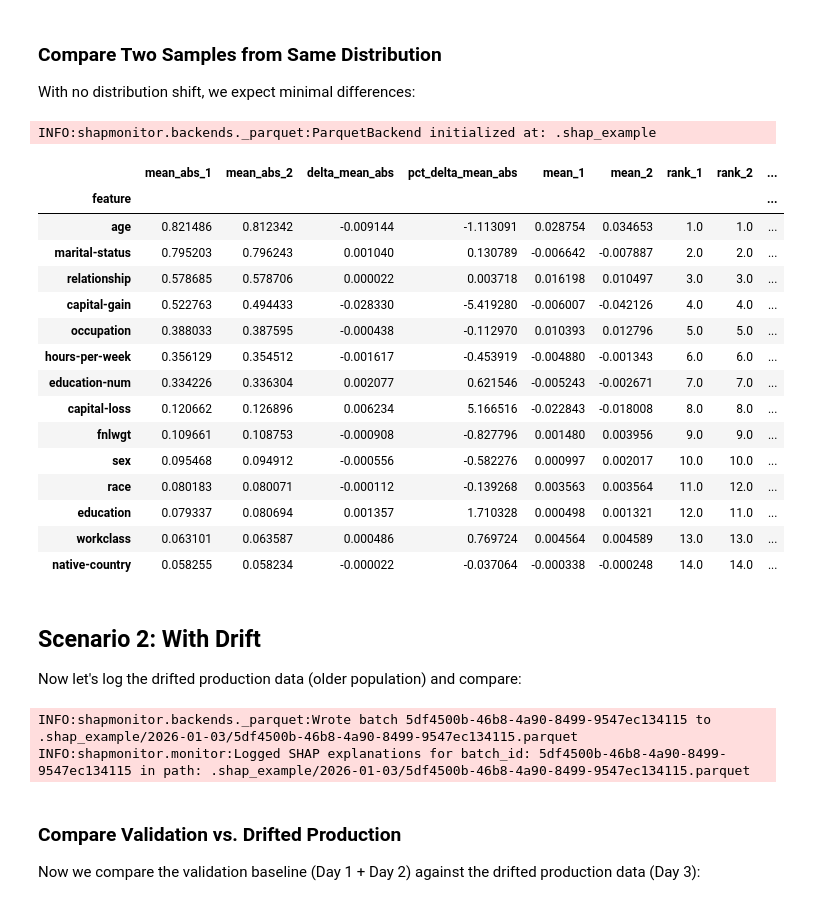
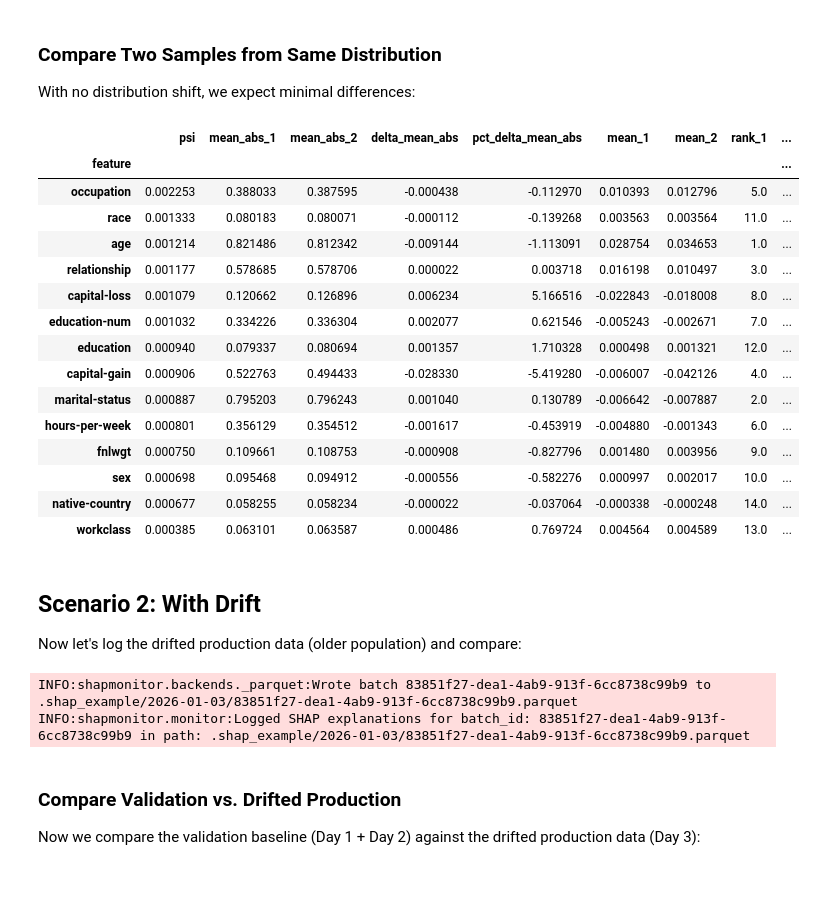
Before and after one commit to ab93/shap-monitor, a Jupyter notebook: examples/lightgbm_example.ipynb, the cells around one changed output. Drawn from its saved outputs; the diff is of its cells as text; code cells hidden in the pictures.

```diff
--- a/examples/lightgbm_example.ipynb
+++ b/examples/lightgbm_example.ipynb
@@ -291,39 +324,28 @@ INFO:shapmonitor.monitor:Logged SHAP explanations for batch_id: 620e4069-d208-49
 
 With no distribution shift, we expect minimal differences:
 # %%
-from datetime import datetime
-
-from shapmonitor.analysis import SHAPAnalyzer
-from shapmonitor.backends import ParquetBackend
-
-backend = ParquetBackend(".shap_example")
-analyzer = SHAPAnalyzer(backend)
-
 # Compare Day 1 vs Day 2 (both from validation set - same distribution)
 analyzer.compare_time_periods(
-    start_1=datetime(2026, 1, 1),
-    end_1=datetime(2026, 1, 2),
-    start_2=datetime(2026, 1, 2),
-    end_2=datetime(2026, 1, 3),
+    period_ref=(datetime(2026, 1, 1), datetime(2026, 1, 2)),
+    period_curr=(datetime(2026, 1, 2), datetime(2026, 1, 3)),
 )
 # %% [output]
-INFO:shapmonitor.backends._parquet:ParquetBackend initialized at: .shap_example
-|  | mean_abs_1 | mean_abs_2 | delta_mean_abs | pct_delta_mean_abs | mean_1 | mean_2 | rank_1 | rank_2 | ... |
+|  | psi | mean_abs_1 | mean_abs_2 | delta_mean_abs | pct_delta_mean_abs | mean_1 | mean_2 | rank_1 | ... |
 | feature |  |  |  |  |  |  |  |  | ... |
-| age | 0.821486 | 0.812342 | -0.009144 | -1.113091 | 0.028754 | 0.034653 | 1.0 | 1.0 | ... |
-| marital-status | 0.795203 | 0.796243 | 0.001040 | 0.130789 | -0.006642 | -0.007887 | 2.0 | 2.0 | ... |
-| relationship | 0.578685 | 0.578706 | 0.000022 | 0.003718 | 0.016198 | 0.010497 | 3.0 | 3.0 | ... |
-| capital-gain | 0.522763 | 0.494433 | -0.028330 | -5.419280 | -0.006007 | -0.042126 | 4.0 | 4.0 | ... |
-| occupation | 0.388033 | 0.387595 | -0.000438 | -0.112970 | 0.010393 | 0.012796 | 5.0 | 5.0 | ... |
-| hours-per-week | 0.356129 | 0.354512 | -0.001617 | -0.453919 | -0.004880 | -0.001343 | 6.0 | 6.0 | ... |
-| education-num | 0.334226 | 0.336304 | 0.002077 | 0.621546 | -0.005243 | -0.002671 | 7.0 | 7.0 | ... |
-| capital-loss | 0.120662 | 0.126896 | 0.006234 | 5.166516 | -0.022843 | -0.018008 | 8.0 | 8.0 | ... |
-| fnlwgt | 0.109661 | 0.108753 | -0.000908 | -0.827796 | 0.001480 | 0.003956 | 9.0 | 9.0 | ... |
-| sex | 0.095468 | 0.094912 | -0.000556 | -0.582276 | 0.000997 | 0.002017 | 10.0 | 10.0 | ... |
-| race | 0.080183 | 0.080071 | -0.000112 | -0.139268 | 0.003563 | 0.003564 | 11.0 | 12.0 | ... |
-| education | 0.079337 | 0.080694 | 0.001357 | 1.710328 | 0.000498 | 0.001321 | 12.0 | 11.0 | ... |
-| workclass | 0.063101 | 0.063587 | 0.000486 | 0.769724 | 0.004564 | 0.004589 | 13.0 | 13.0 | ... |
-| native-country | 0.058255 | 0.058234 | -0.000022 | -0.037064 | -0.000338 | -0.000248 | 14.0 | 14.0 | ... |
+| occupation | 0.002253 | 0.388033 | 0.387595 | -0.000438 | -0.112970 | 0.010393 | 0.012796 | 5.0 | ... |
+| race | 0.001333 | 0.080183 | 0.080071 | -0.000112 | -0.139268 | 0.003563 | 0.003564 | 11.0 | ... |
+| age | 0.001214 | 0.821486 | 0.812342 | -0.009144 | -1.113091 | 0.028754 | 0.034653 | 1.0 | ... |
+| relationship | 0.001177 | 0.578685 | 0.578706 | 0.000022 | 0.003718 | 0.016198 | 0.010497 | 3.0 | ... |
+| capital-loss | 0.001079 | 0.120662 | 0.126896 | 0.006234 | 5.166516 | -0.022843 | -0.018008 | 8.0 | ... |
+| education-num | 0.001032 | 0.334226 | 0.336304 | 0.002077 | 0.621546 | -0.005243 | -0.002671 | 7.0 | ... |
+| education | 0.000940 | 0.079337 | 0.080694 | 0.001357 | 1.710328 | 0.000498 | 0.001321 | 12.0 | ... |
+| capital-gain | 0.000906 | 0.522763 | 0.494433 | -0.028330 | -5.419280 | -0.006007 | -0.042126 | 4.0 | ... |
+| marital-status | 0.000887 | 0.795203 | 0.796243 | 0.001040 | 0.130789 | -0.006642 | -0.007887 | 2.0 | ... |
+| hours-per-week | 0.000801 | 0.356129 | 0.354512 | -0.001617 | -0.453919 | -0.004880 | -0.001343 | 6.0 | ... |
+| fnlwgt | 0.000750 | 0.109661 | 0.108753 | -0.000908 | -0.827796 | 0.001480 | 0.003956 | 9.0 | ... |
+| sex | 0.000698 | 0.095468 | 0.094912 | -0.000556 | -0.582276 | 0.000997 | 0.002017 | 10.0 | ... |
+| native-country | 0.000677 | 0.058255 | 0.058234 | -0.000022 | -0.037064 | -0.000338 | -0.000248 | 14.0 | ... |
+| workclass | 0.000385 | 0.063101 | 0.063587 | 0.000486 | 0.769724 | 0.004564 | 0.004589 | 13.0 | ... |
 # %% [markdown]
 ## Scenario 2: With Drift
 
@@ -331,10 +353,10 @@ Now let's log the drifted production data (older population) and compare:
 # %%
 # Log drifted production data as "Day 3"
 with freezegun.freeze_time("2026-01-03"):
-    monitor.log_batch(X_test, y_test["income"])
+    monitor.log_batch(X_test, y_test)
 # %% [output]
-INFO:shapmonitor.backends._parquet:Wrote batch 5df4500b-46b8-4a90-8499-9547ec134115 to .shap_example/2026-01-03/5df4500b-46b8-4a90-8499-9547ec134115.parquet
-INFO:shapmonitor.monitor:Logged SHAP explanations for batch_id: 5df4500b-46b8-4a90-8499-9547ec134115 in path: .shap_example/2026-01-03/5df4500b-46b8-4a90-8499-9547ec134115.parquet
+INFO:shapmonitor.backends._parquet:Wrote batch 83851f27-dea1-4ab9-913f-6cc8738c99b9 to .shap_example/2026-01-03/83851f27-dea1-4ab9-913f-6cc8738c99b9.parquet
+INFO:shapmonitor.monitor:Logged SHAP explanations for batch_id: 83851f27-dea1-4ab9-913f-6cc8738c99b9 in path: .shap_example/2026-01-03/83851f27-dea1-4ab9-913f-6cc8738c99b9.parquet
 # %% [markdown]
 ### Compare Validation vs. Drifted Production
 
```
Also changed, not shown: parts of 14 cells of this notebook, 8 other files.
